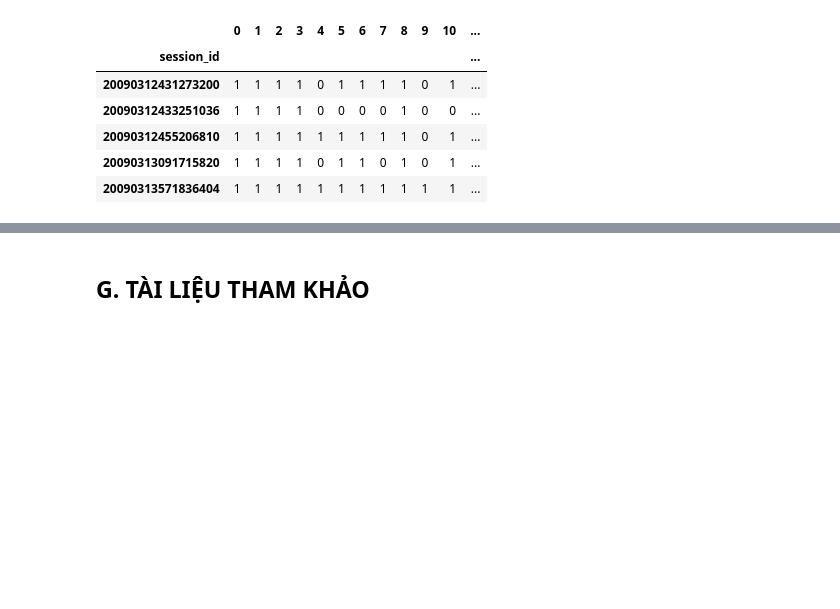
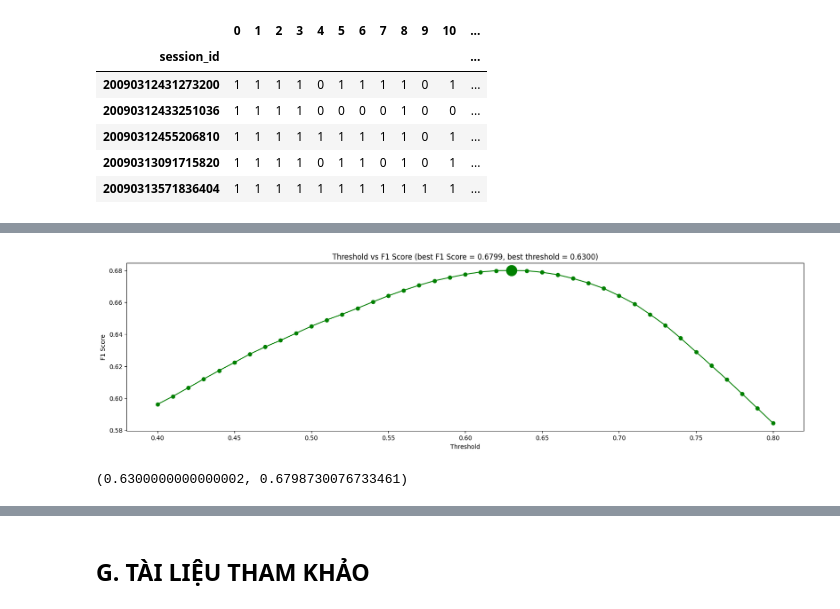
Before and after one commit to vt-khang/KHDLUD-FinalProject, a Jupyter notebook: 19120511_19120526_19120539.ipynb, the cells around one changed output, grey strips where cells are left out. Cells and saved outputs as stored; diff of their text form; code cells hidden in the pictures; blank space fills up the shorter version.

```diff
--- a/19120511_19120526_19120539.ipynb
+++ b/19120511_19120526_19120539.ipynb
@@ -1069,0 +1166,5 @@ modified_pred_df.head()
+# %%
+true_df = pred_df.copy()
+for question in range(1, 19):
+  tmp = train_labels_df.loc[train_labels_df['question'] == question].set_index('session').loc[train_df.index.unique()]
+  true_df[question - 1] = tmp['correct'].values
@@ -1069,0 +1185,31 @@ modified_pred_df.head()
+# %%
+def find_best_threshold(pred, true, min = 0.4, max = 0.81, step = 0.01):
+  scores = []
+  best_score = 0
+  best_threshold = 0
+
+  true_label = true.to_numpy().flatten()
+
+  thresholds = np.arange(min, max, step)
+  for threshold in thresholds:
+    predict = (pred.to_numpy().flatten() > threshold).astype('int')
+    m = f1_score(true_label, predict, average = 'macro')
+    scores.append(m)
+    if m > best_score:
+      best_score = m
+      best_threshold = threshold
+
+  plt.figure(figsize = (20, 5))
+  plt.scatter([best_threshold], [best_score], color = 'g', s = 300)
+  plt.plot(thresholds, scores, marker = 'o', color = 'g')
+  plt.xlabel('Threshold')
+  plt.ylabel('F1 Score')
+  plt.title(f'Threshold vs F1 Score (best F1 Score = {best_score:.4f}, best threshold = {best_threshold:.4f})')
+  plt.show()
+
+  return best_threshold, best_score
+
+find_best_threshold(pred_df, true_df)
+# %% [output]
+[figure, added]
+(0.6300000000000002, 0.6798730076733461)
```
Also changed, not shown: parts of 14 cells of this notebook.
